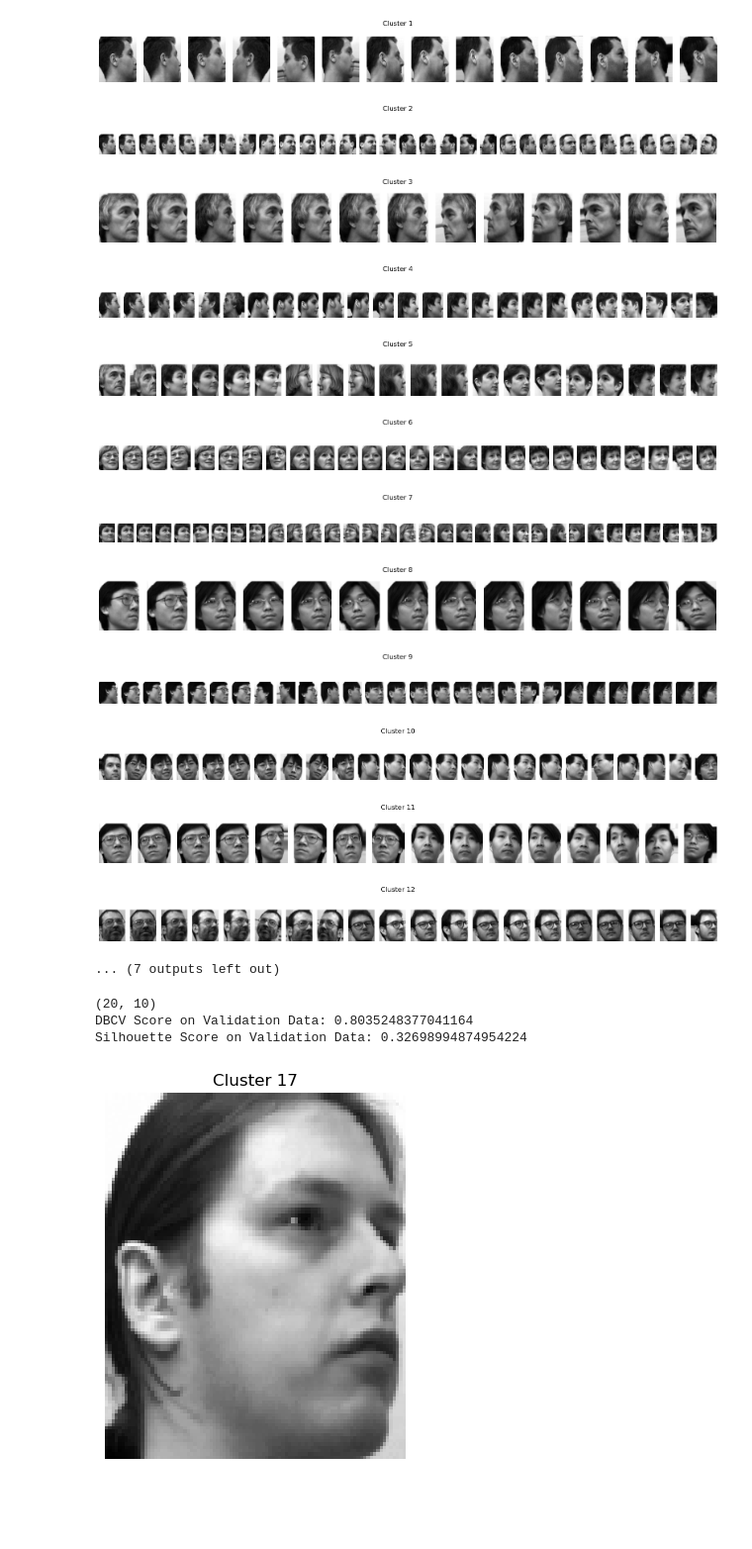
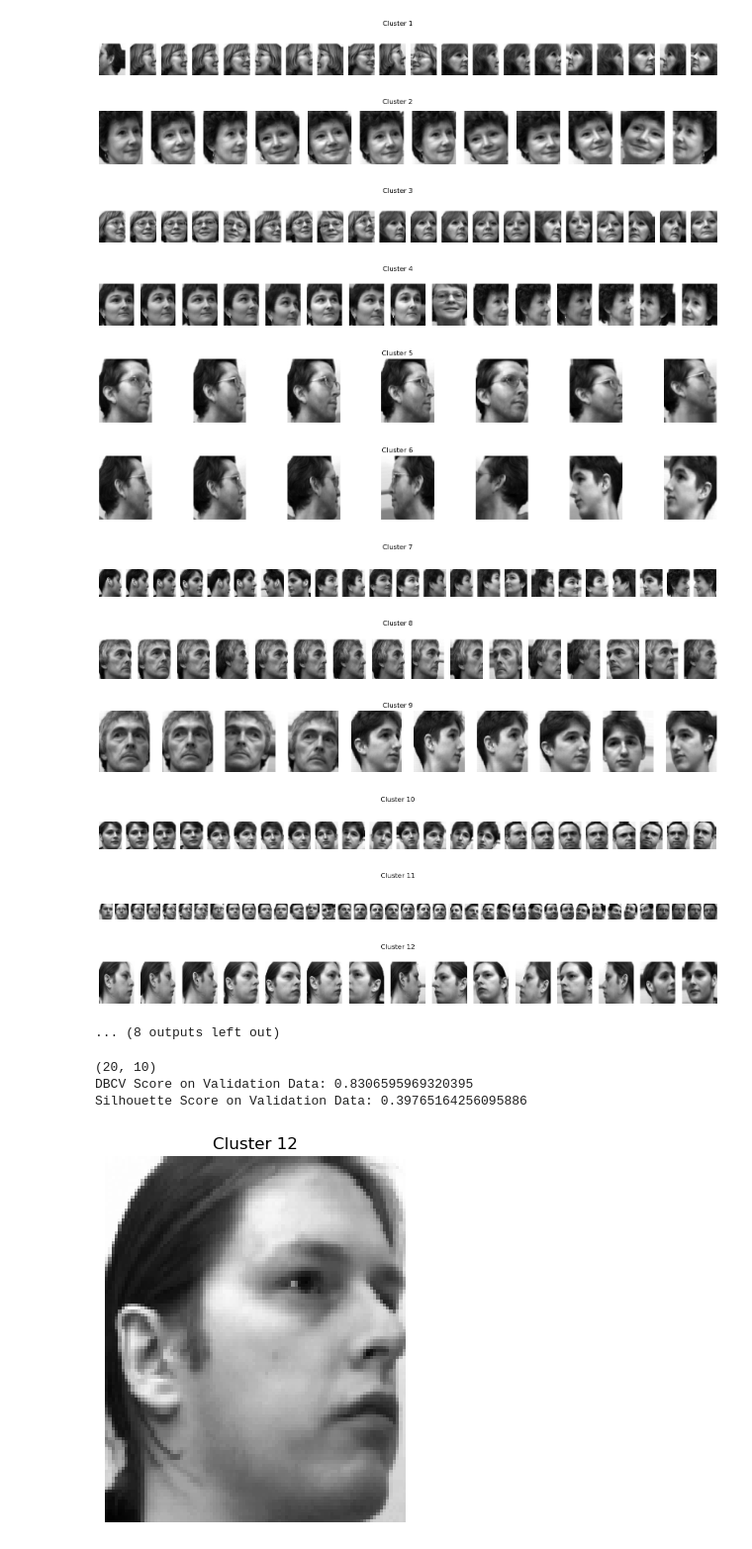
Before and after one commit to jsuaverd/COMP254-Assignments, a Jupyter notebook: clustering_combination.ipynb, the cells around one changed output. Shown at 99% size. Saved outputs shown, nothing was run; the diff lists cells and outputs as text; code cells hidden in the pictures; blank space fills up the shorter version.

```diff
--- a/clustering_combination.ipynb
+++ b/clustering_combination.ipynb
@@ -104,9 +104,9 @@ def cluster_hierarchical(data, method='average', metric='euclidean'):
         dbcv = DBCV(data, clusters, dist_function=minkowski)
     return score, dbcv
 # %%
-scaling_methods = ['standard', 'minmax', 'robust']
+scaling_methods = ['standard', 'minmax']
 reduction_methods = ['pca', 'umap']
-metrics = ['euclidean', 'minkowski', 'cosine', 'cityblock']
+metrics = ['minkowski', 'cosine', 'cityblock']
 methods = ['centroid', 'single', 'complete', 'average']
 
 
@@ -316,40 +310,46 @@ umist_data = pd.read_csv("data/umist_cropped.csv")
 umist_data['cluster_id'] = labels
 # %%
 from collections import Counter
-for cluster_id in range(20):
+
+plt_range = None
+if 0 not in Counter(labels).keys():
+    plt_range = (1, 21)
+else:
+    plt_range = (0, 20)
+for cluster_id in range(plt_range[0], plt_range[1]):
     cluster_indices = umist_data[umist_data['cluster_id'] == cluster_id].index
     num_images = min(max(Counter(labels).values()), len(cluster_indices))
 
     if num_images > 0:
         fig, axes = plt.subplots(1, num_images, figsize=(20, 2))
 
         for i in range(num_images):
             img_idx = cluster_indices[i]
             img = umist_data.iloc[img_idx, :-1].values.reshape(112, 92)
 
             if num_images == 1:
                 axes.imshow(img, cmap='gray')
                 axes.axis('off')
             else:
                 axes[i].imshow(img, cmap='gray')
                 axes[i].axis('off')
 
         fig.suptitle(f"Cluster {cluster_id}")
         plt.show()
 # %% [output]
-[figure, old version]
+[figure, new version]
-[figure, old version]
+[figure, new version]
-[figure, old version]
+[figure, new version]
-[figure, old version]
+[figure, new version]
-[figure, old version]
+[figure, new version]
-[figure, old version]
+[figure, new version]
-[figure, old version]
+[figure, new version]
-[figure, old version]
+[figure, new version]
-[figure, old version]
+[figure, new version]
-[figure, old version]
+[figure, new version]
-[figure, old version]
+[figure, new version]
-[figure, old version]
+[figure, new version]
-... (7 outputs left out)
+... (8 outputs left out)
 # %%
 # Save data with cluster labels as csv
 umist_data.to_csv("data/training_data/umist_cropped_train_clustered.csv", index=False)
@@ -403,8 +403,8 @@ print(f"DBCV Score on Validation Data: {dbcv}")
 print(f"Silhouette Score on Validation Data: {silhouette_score(X_val_transformed, predict)}")
 # %% [output]
 (20, 10)
-DBCV Score on Validation Data: 0.8035248377041164
-Silhouette Score on Validation Data: 0.32698994874954224
+DBCV Score on Validation Data: 0.8306595969320395
+Silhouette Score on Validation Data: 0.39765164256095886
 # %%
 # Save the validation data with cluster labels as csv
 X_val['cluster_id'] = predict
```
Also changed, not shown: parts of 11 cells of this notebook, 11 other files.
